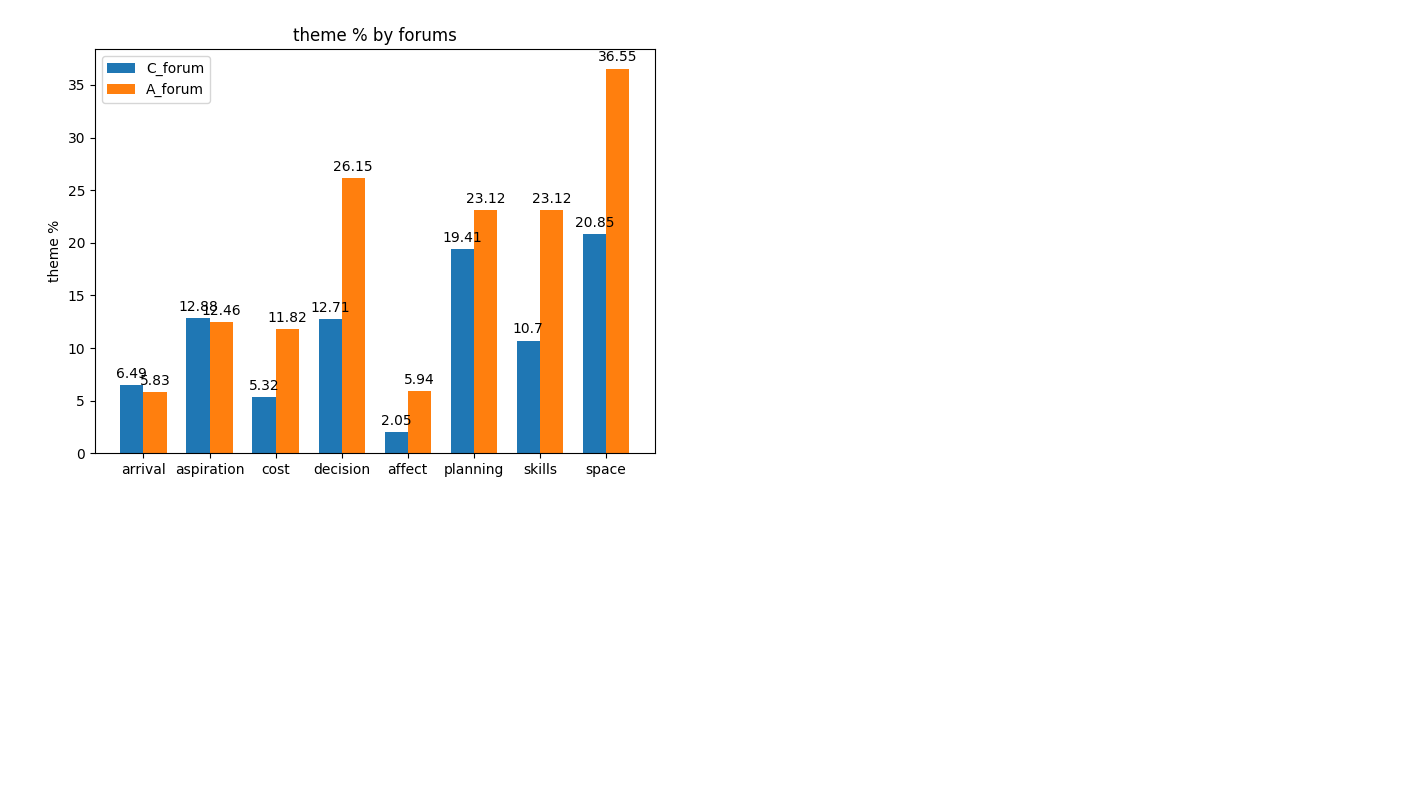
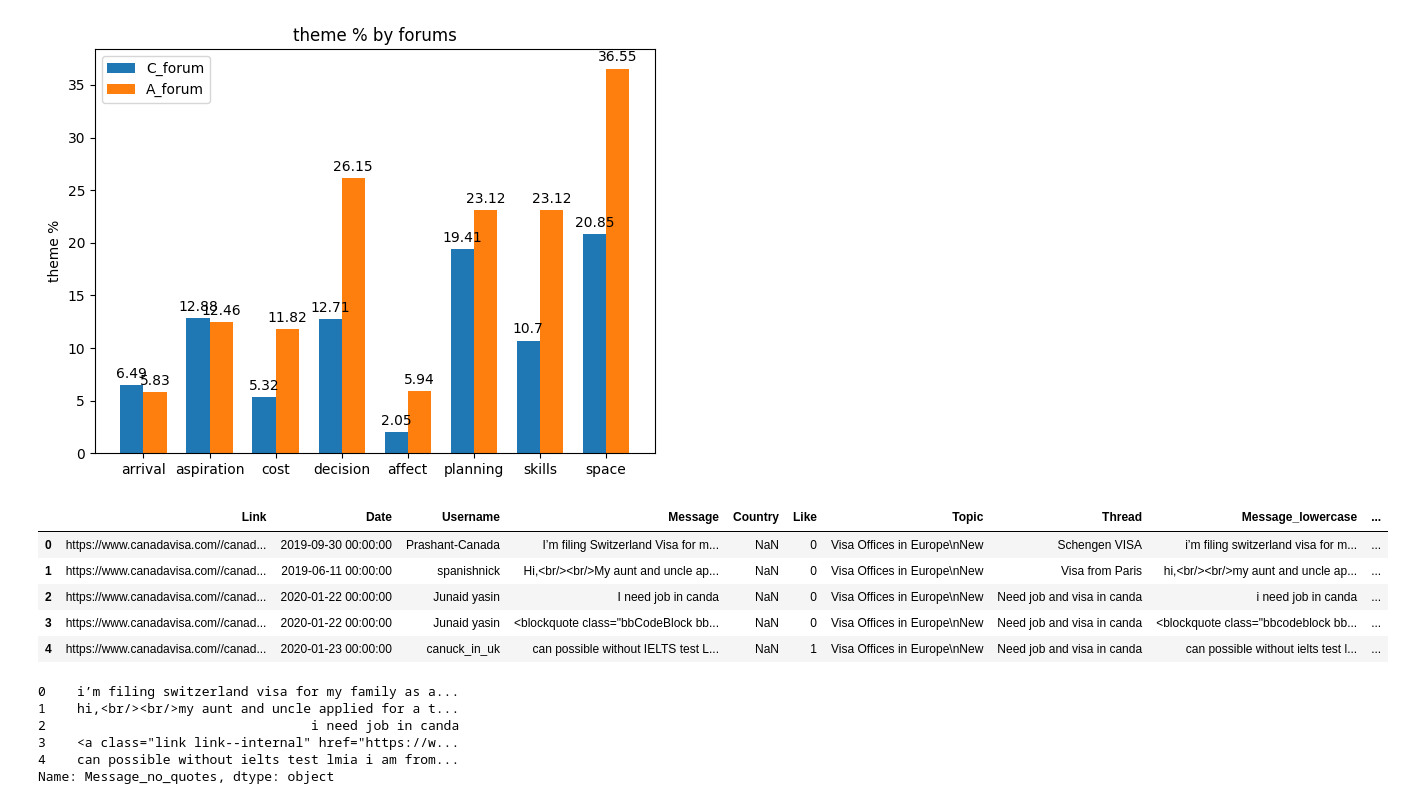
Before and after one commit to mkkhanzadi/AFdataanalysis, a Jupyter notebook: Comparative.ipynb, the cells around one changed output. Drawn from its saved outputs; the diff is of its cells as text; code cells hidden in the pictures; blank space fills up the shorter version.

```diff
--- a/Comparative.ipynb
+++ b/Comparative.ipynb
@@ -238,3 +238,28 @@ fig.tight_layout()
 plt.show()
 # %% [output]
 [figure]
+# %%
+from textblob import TextBlob
+import pandas as pd
+canada = pd.read_csv('Cforum_2016')
+
+australia = pd.read_csv('Aforum_2016')
+canada.head()
+# %% [output]
+|  | Link | Date | Username | Message | Country | Like | Topic | Thread | Message_lowercase | ... |
+| 0 | https://www.canadavisa.com//canad... | 2019-09-30 00:00:00 | Prashant-Canada | I’m filing Switzerland Visa for m... | NaN | 0 | Visa Offices in Europe\nNew | Schengen VISA | i’m filing switzerland visa for m... | ... |
+| 1 | https://www.canadavisa.com//canad... | 2019-06-11 00:00:00 | spanishnick | Hi,<br/><br/>My aunt and uncle ap... | NaN | 0 | Visa Offices in Europe\nNew | Visa from Paris | hi,<br/><br/>my aunt and uncle ap... | ... |
+| 2 | https://www.canadavisa.com//canad... | 2020-01-22 00:00:00 | Junaid yasin | I need job in canda | NaN | 0 | Visa Offices in Europe\nNew | Need job and visa in canda | i need job in canda | ... |
+| 3 | https://www.canadavisa.com//canad... | 2020-01-22 00:00:00 | Junaid yasin | <blockquote class="bbCodeBlock bb... | NaN | 0 | Visa Offices in Europe\nNew | Need job and visa in canda | <blockquote class="bbcodeblock bb... | ... |
+| 4 | https://www.canadavisa.com//canad... | 2020-01-23 00:00:00 | canuck_in_uk | can possible without IELTS test L... | NaN | 1 | Visa Offices in Europe\nNew | Need job and visa in canda | can possible without ielts test l... | ... |
+# %%
+from textblob import TextBlob
+canada['Message_no_quotes'][:5].apply(lambda x: str(TextBlob(x).correct()))
+canada['Message_no_quotes'].head()
+# %% [output]
+0    i’m filing switzerland visa for my family as a...
+1    hi,<br/><br/>my aunt and uncle applied for a t...
+2                                  i need job in canda
+3    <a class="link link--internal" href="https://w...
+4    can possible without ielts test lmia i am from...
+Name: Message_no_quotes, dtype: object
```
Also changed, not shown: parts of 18 cells of this notebook.
